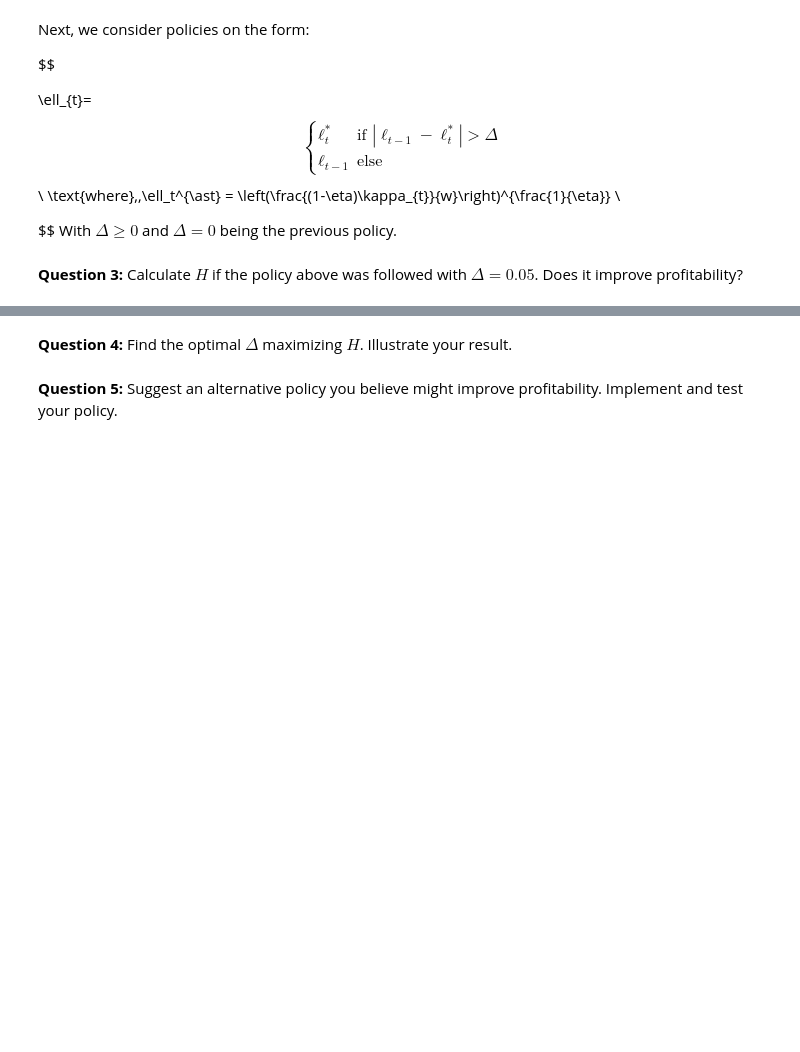
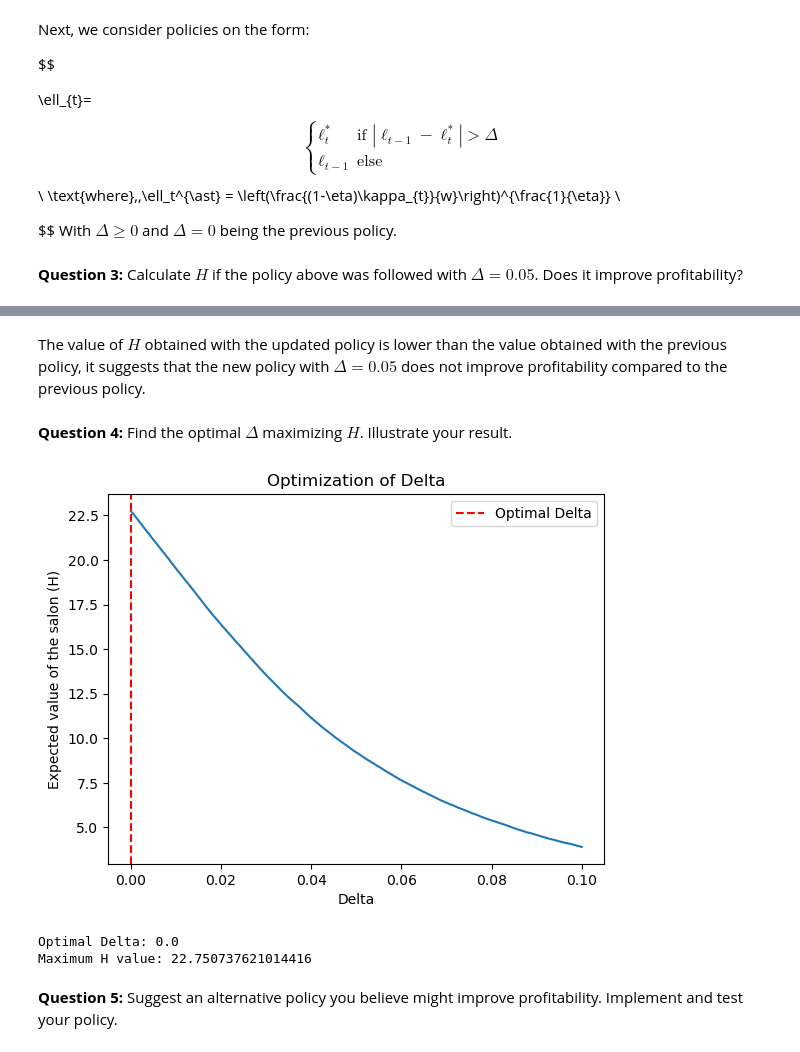
Before and after one commit to NumEconCopenhagen/projects-2023-n-m, a Jupyter notebook: exam/Mathilde-Exam-2023-notebook copy.ipynb, the cells around one changed output, grey strips where cells are left out. Drawn from its saved outputs; the diff is of its cells as text; code cells hidden in the pictures; blank space fills up the shorter version.

```diff
--- a/exam/Mathilde-Exam-2023-notebook copy.ipynb
+++ b/exam/Mathilde-Exam-2023-notebook copy.ipynb
@@ -460,2 +575,4 @@ With $\Delta \geq 0$ and $\Delta = 0$ being the previous policy.
+# %% [markdown]
+The value of $H$ obtained with the updated policy is lower than the value obtained with the previous policy, it suggests that the new policy with $\Delta = 0.05$ does not improve profitability compared to the previous policy.
 # %% [markdown]
 **Question 4:** Find the optimal $\Delta$ maximizing $H$. Illustrate your result.
@@ -464,3 +579,66 @@ With $\Delta \geq 0$ and $\Delta = 0$ being the previous policy.
+# %%
+eta = 0.5
+w = 1.0
+rho = 0.90
+iota = 0.01
+sigma_epsilon = 0.10
+R = (1 + 0.01) ** (1 / 12)
+K = 1000  # Number of shock series
+
+delta_values = np.linspace(0, 0.1, 100)  # Range of delta values to search over
+H_values = []
+
+# Simulate shock series
+np.random.seed(1)
+epsilon_series = np.random.normal(-0.5 * sigma_epsilon ** 2, sigma_epsilon, size=(K, 120))
+
+# Calculate value function for each delta value
+for delta in delta_values:
+    value_functions = []
+    for k in range(K):
+        kappa_series = np.exp(np.zeros(120))
+        ell_series = np.zeros(120)
+        value_function = 0
+
+        for t in range(120):
+            kappa_series[t] = np.exp(rho * np.log(kappa_series[t - 1]) + epsilon_series[k, t])
+
+            ell_star = (1 - eta) * kappa_series[t] / w ** (1 / eta)
+
+            if t == 0 or abs(ell_series[t - 1] - ell_star) > delta:
+                ell_series[t] = ell_star
+            else:
+                ell_series[t] = ell_series[t - 1]
+
+            if t > 0 and ell_series[t] != ell_series[t - 1]:
+                value_function += R ** (-t) * (
+                        kappa_series[t] * ell_series[t] ** (1 - eta) - w * ell_series[t] - iota)
+
+        value_functions.append(value_function)
+
+    # Calculate expected value of the salon for the current delta value
+    H = np.mean(value_functions)
+    H_values.append(H)
+
+# Find the optimal delta that maximizes H
+optimal_delta = delta_values[np.argmax(H_values)]
+max_H = np.max(H_values)
+
+# Plot the results
+plt.plot(delta_values, H_values)
+plt.xlabel('Delta')
+plt.ylabel('Expected value of the salon (H)')
+plt.title('Optimization of Delta')
+plt.axvline(x=optimal_delta, color='r', linestyle='--', label='Optimal Delta')
+plt.legend()
+plt.show()
+
+print(f"Optimal Delta: {optimal_delta}")
+print(f"Maximum H value: {max_H}")
+# %% [output]
+[figure, added]
+Optimal Delta: 0.0
+Maximum H value: 22.750737621014416
 # %% [markdown]
 
 **Question 5:** Suggest an alternative policy you believe might improve profitability. Implement and test your policy.
```
Also changed, not shown: parts of 11 cells of this notebook.
